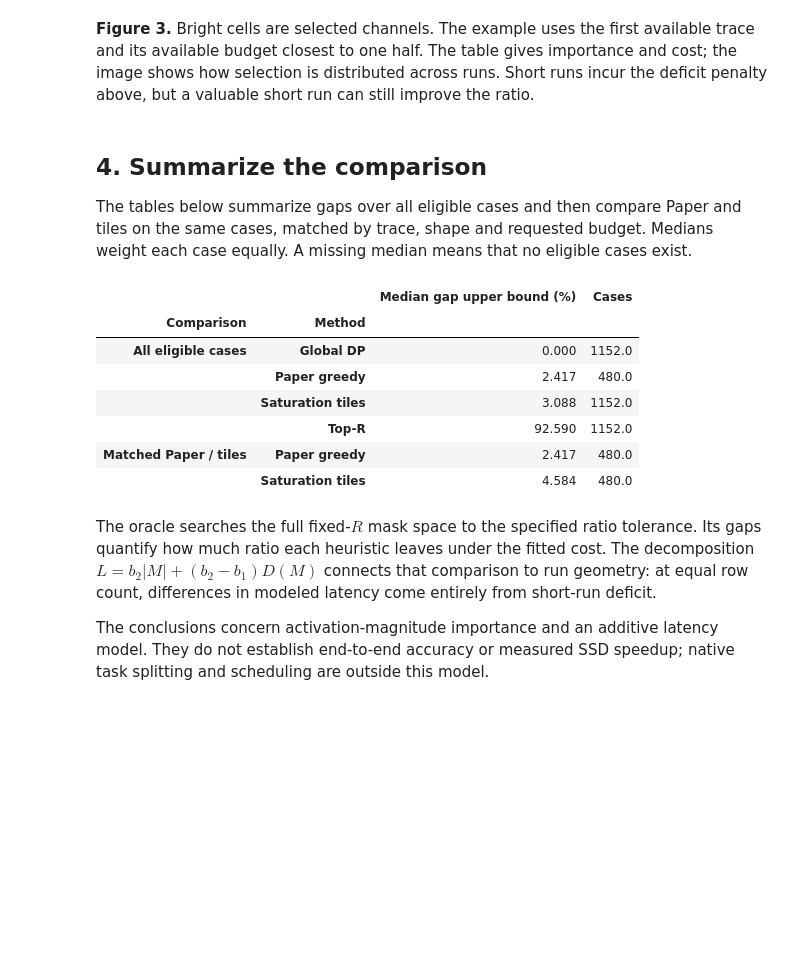
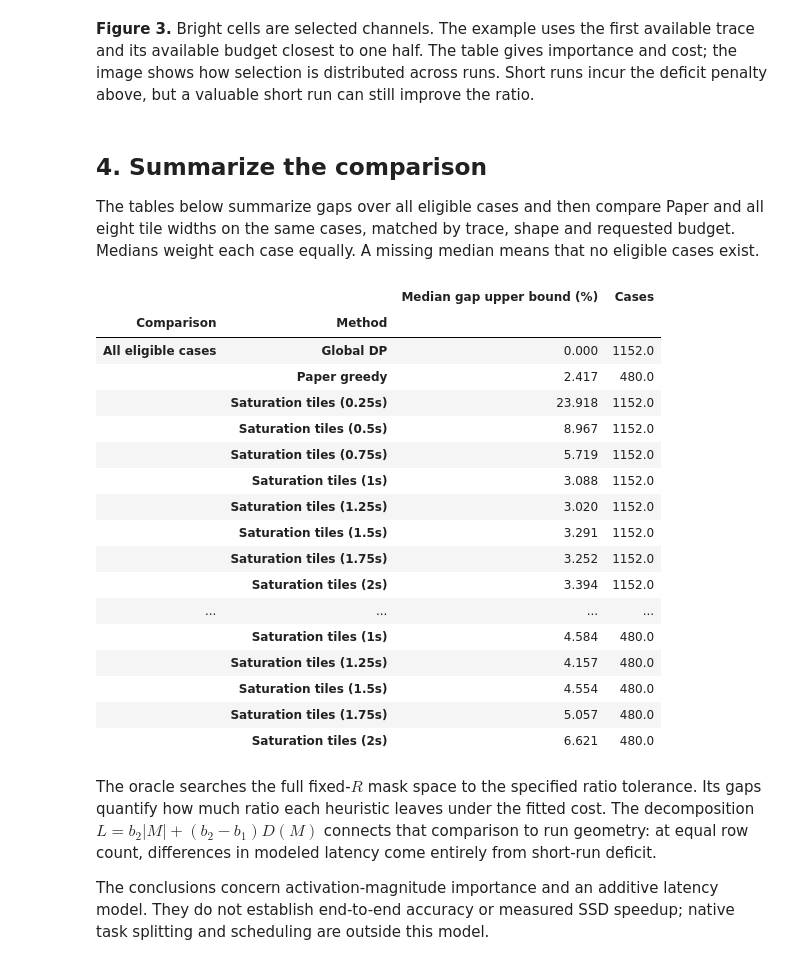
Before and after one commit to yabsed/vlm-in-flash-jupyter, a Jupyter notebook: results/02/02_analyze_oracle.ipynb, the cells around one changed output. Cells and saved outputs as stored; diff of their text form; code cells hidden in the pictures; blank space fills up the shorter version.

```diff
--- a/results/02/02_analyze_oracle.ipynb
+++ b/results/02/02_analyze_oracle.ipynb
@@ -16,6 +16,16 @@ import matplotlib.pyplot as plt
 RESULTS = Path("oracle_results_fixed_r.csv")
 # %%
 results = pd.read_csv(RESULTS)
+tile_methods = [f"Saturation tiles ({scale:g}s)" for scale in np.arange(1, 9) / 4]
+missing = set(tile_methods) - set(results.method)
+if missing:
+    raise ValueError("Rerun 02_global_oracle.ipynb to generate the tile-width sweep; "
+                     f"missing methods: {sorted(missing)}")
+method_order = ["Global DP", "Paper greedy", *tile_methods, "Top-R"]
+results["method"] = pd.Categorical(results.method, categories=method_order, ordered=True)
+results = results.sort_values(["trace_id", "fraction", "method"])
+method_colors = {"Global DP": "black", "Paper greedy": "tab:orange", "Top-R": "tab:red"}
+method_colors.update(zip(tile_methods, plt.cm.viridis(np.linspace(.1, .9, len(tile_methods)))))
 results.head()
 # %% [output]
 |  | trace_id | shape | prompt | fraction | N | R_nominal | R_selected | fill_pct | method | status | ... |
@@ -138,24 +157,34 @@ plt.show()
 # %% [markdown]
 ## 4. Summarize the comparison
 
-The tables below summarize gaps over all eligible cases and then compare Paper and tiles on the same cases, matched by trace, shape and requested budget. Medians weight each case equally. A missing median means that no eligible cases exist.
+The tables below summarize gaps over all eligible cases and then compare Paper and all eight tile widths on the same cases, matched by trace, shape and requested budget. Medians weight each case equally. A missing median means that no eligible cases exist.
 # %%
 gap_table = eligible.pivot(index=["trace_id", "shape", "R_nominal", "fraction"],
                            columns="method", values="gap_upper_pct").reindex(columns=results.method.unique())
-paired = gap_table.reindex(columns=["Paper greedy", "Saturation tiles"]).dropna()
+paired = gap_table.reindex(columns=["Paper greedy", *tile_methods]).dropna()
 pd.concat({"All eligible cases": gap_table.agg(["median", "count"]).T,
            "Matched Paper / tiles": paired.agg(["median", "count"]).T},
           names=["Comparison", "Method"]).rename(
               columns={"median": "Median gap upper bound (%)", "count": "Cases"}).round(3)
 # %% [output]
 |  |  | Median gap upper bound (%) | Cases |
 | Comparison | Method |  |  |
 | All eligible cases | Global DP | 0.000 | 1152.0 |
 |  | Paper greedy | 2.417 | 480.0 |
-|  | Saturation tiles | 3.088 | 1152.0 |
-|  | Top-R | 92.590 | 1152.0 |
-| Matched Paper / tiles | Paper greedy | 2.417 | 480.0 |
-|  | Saturation tiles | 4.584 | 480.0 |
+|  | Saturation tiles (0.25s) | 23.918 | 1152.0 |
+|  | Saturation tiles (0.5s) | 8.967 | 1152.0 |
+|  | Saturation tiles (0.75s) | 5.719 | 1152.0 |
+|  | Saturation tiles (1s) | 3.088 | 1152.0 |
+|  | Saturation tiles (1.25s) | 3.020 | 1152.0 |
+|  | Saturation tiles (1.5s) | 3.291 | 1152.0 |
+|  | Saturation tiles (1.75s) | 3.252 | 1152.0 |
+|  | Saturation tiles (2s) | 3.394 | 1152.0 |
+| ... | ... | ... | ... |
+|  | Saturation tiles (1s) | 4.584 | 480.0 |
+|  | Saturation tiles (1.25s) | 4.157 | 480.0 |
+|  | Saturation tiles (1.5s) | 4.554 | 480.0 |
+|  | Saturation tiles (1.75s) | 5.057 | 480.0 |
+|  | Saturation tiles (2s) | 6.621 | 480.0 |
 # %% [markdown]
 The oracle searches the full fixed-$R$ mask space to the specified ratio tolerance. Its gaps quantify how much ratio each heuristic leaves under the fitted cost. The decomposition $L=b_2|M|+(b_2-b_1)D(M)$ connects that comparison to run geometry: at equal row count, differences in modeled latency come entirely from short-run deficit.
 
```
Also changed, not shown: parts of 7 cells of this notebook, 2 other files.
